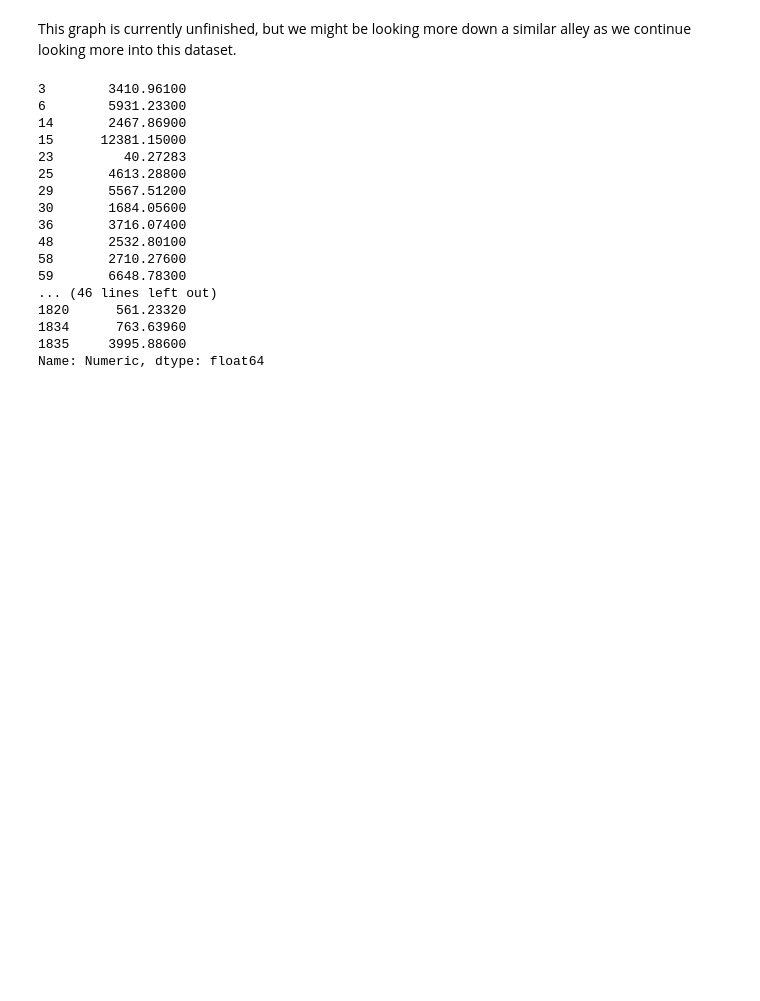
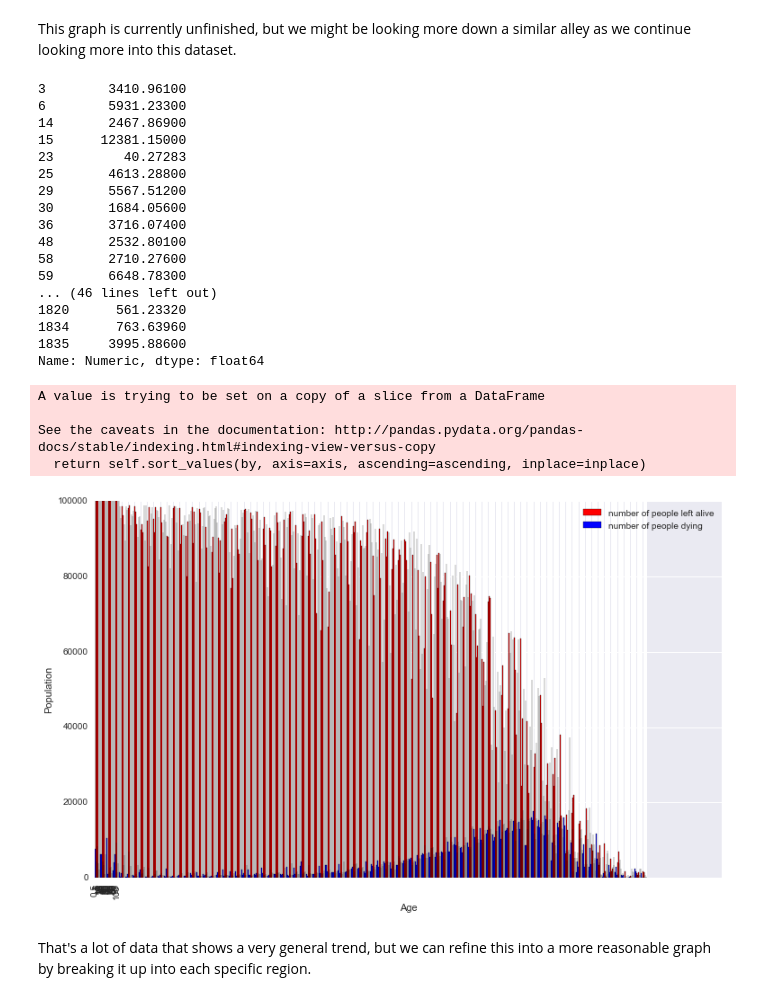
Before and after one commit to segerphilip/DataScience16CTW, a Jupyter notebook: Pip Data Exploration.ipynb, the cells around one changed output. Drawn from its saved outputs; the diff is of its cells as text; code cells hidden in the pictures; blank space fills up the shorter version.

Commit message:
new graph that shows some trend

```diff
--- a/Pip Data Exploration.ipynb
+++ b/Pip Data Exploration.ipynb
@@ -4,12 +4,12 @@ Initially, we need to load the data so we are able to look more into it.
 # %%
 import pandas as pd
 
-dfAfrica = pd.read_csv("africa.csv")
-dfAmericas = pd.read_csv("americas.csv")
-dfEMed = pd.read_csv("mediterranean.csv")
-dfEurope = pd.read_csv("europe.csv")
-dfSEAsia = pd.read_csv("asia.csv")
-dfWPacific = pd.read_csv("pacific.csv")
+dfAfrica = pd.read_csv("africa.csv", encoding="utf-8-sig")
+dfAmericas = pd.read_csv("americas.csv", encoding="utf-8-sig")
+dfEMed = pd.read_csv("mediterranean.csv", encoding="utf-8-sig")
+dfEurope = pd.read_csv("europe.csv", encoding="utf-8-sig")
+dfSEAsia = pd.read_csv("asia.csv", encoding="utf-8-sig")
+dfWPacific = pd.read_csv("pacific.csv", encoding="utf-8-sig")
 
 df = [dfAfrica, dfAmericas, dfEMed, dfEurope, dfSEAsia, dfWPacific]
 
@@ -144,3 +144,40 @@ result[result.GHO == 32].Numeric
 1834      763.63960
 1835     3995.88600
 Name: Numeric, dtype: float64
+# %%
+bothSex = result[result.SEX == 2]
+GHO31 = bothSex[bothSex.GHO == 31]
+GHO31.sort_index(by = ["AGEGROUP"], ascending = True, inplace = True)
+
+GHO32 = bothSex[bothSex.GHO == 32]
+GHO32.sort_index(by = ["AGEGROUP"], ascending = True, inplace = True)
+# GHO32 = bothSex[bothSex.GHO == 32].sort(bothSex.AGEGROUP)
+# %% [output]
+A value is trying to be set on a copy of a slice from a DataFrame
+
+See the caveats in the documentation: http://pandas.pydata.org/pandas-docs/stable/indexing.html#indexing-view-versus-copy
+  return self.sort_values(by, axis=axis, ascending=ascending, inplace=inplace)
+# %%
+# graph setup
+N = 528
+ind = np.arange(N)
+width = .35
+
+fig, ax = plt.subplots()
+rects1 = ax.bar(ind, GHO31.Numeric.values, width, color = 'r')
+rects2 = ax.bar(ind + width, GHO32.Numeric.values, width, color = 'b')
+ax.set_ylabel("Population")
+ax.set_xlabel("Age")
+ax.set_xticks(ind + width)
+labels = ax.set_xticklabels(["0.5", "1", "5", "10", "15", "20", "25", "30", "35", "40",
+                             "45", "50", "55", "60", "65", "70", "75", "80", "85", "90",
+                             "95", "100"])
+ax.legend((rects1[0], rects2[0]), ('number of people left alive', 'number of people dying'))
+fig.set_size_inches(12.5, 7.5)
+plt.setp(labels, rotation = 90)
+
+plt.show()
+# %% [output]
+[figure, added]
+# %% [markdown]
+That's a lot of data that shows a very general trend, but we can refine this into a more reasonable graph by breaking it up into each specific region.
```
